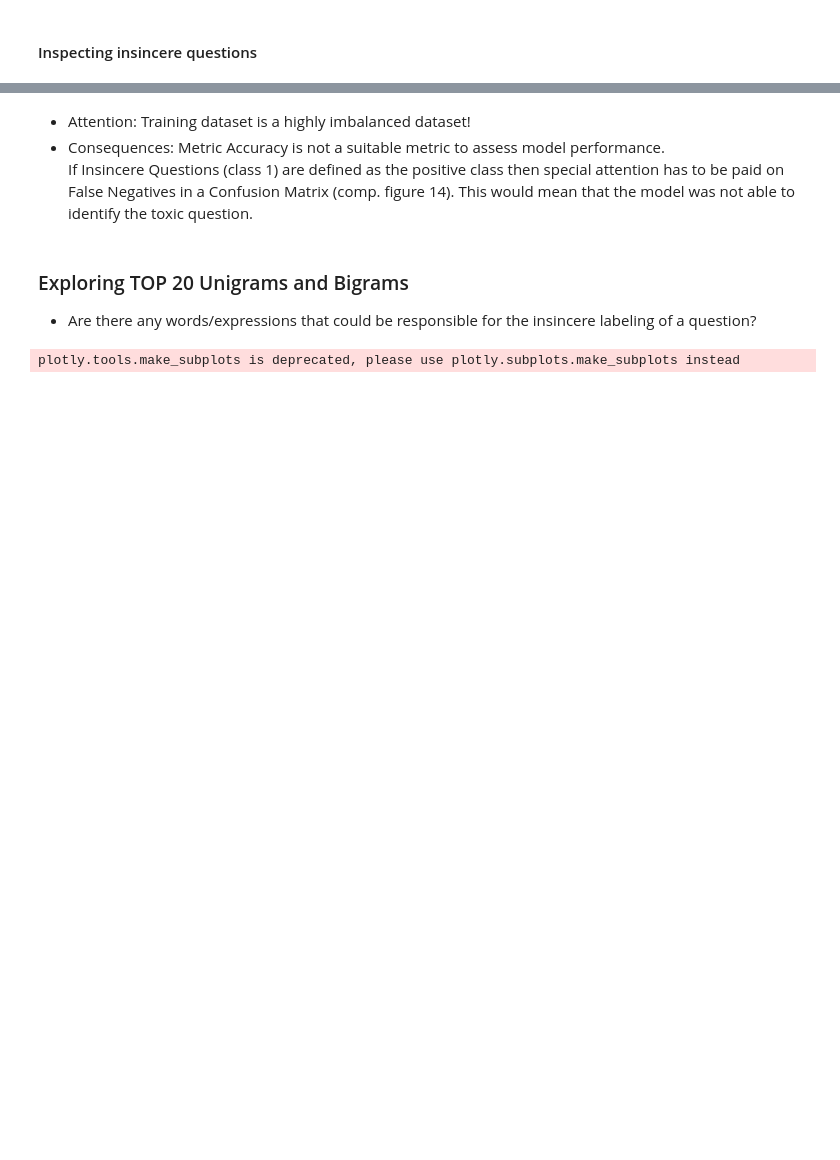
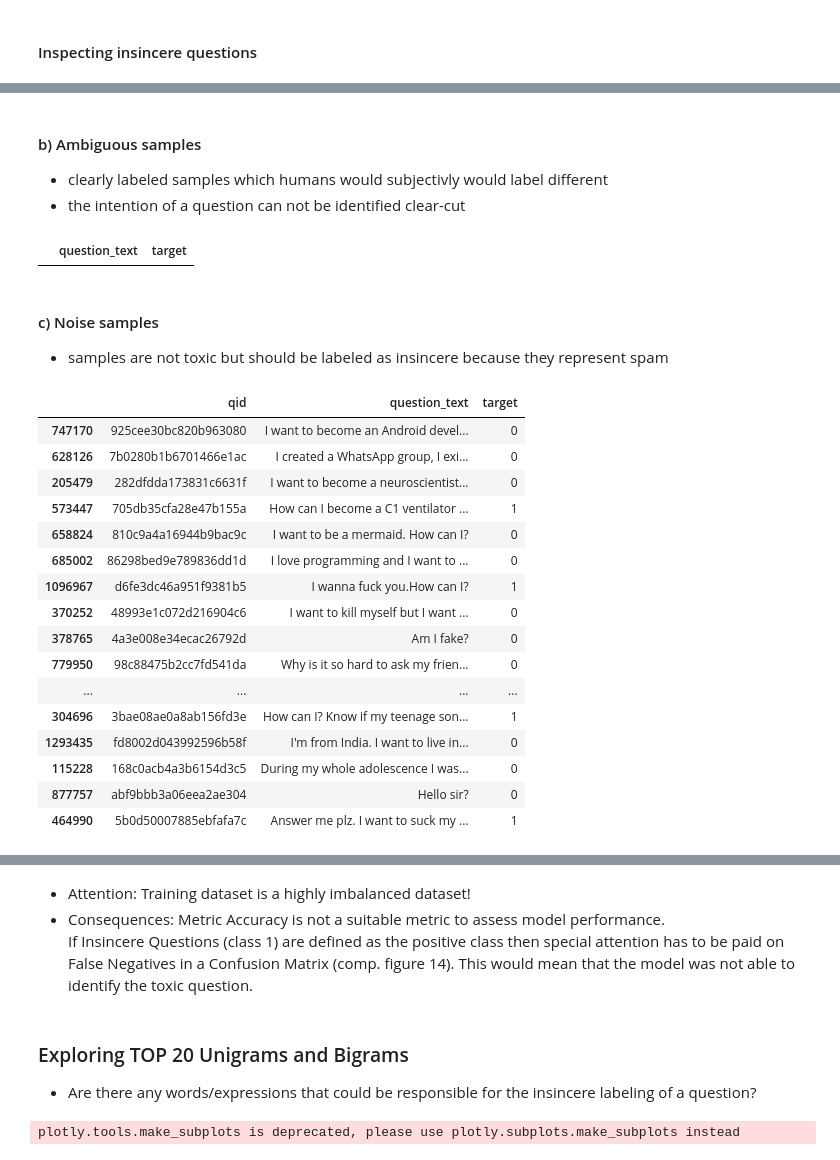
Before and after one commit to TheWoops/Natural-Language-Processing, a Jupyter notebook: Kaggle_Kernels/Praxis/DataUnderstanding.ipynb, the cells around one changed output, grey strips where cells are left out. Cells and saved outputs as stored; diff of their text form; code cells hidden in the pictures; blank space fills up the shorter version.

Commit message:
V2 Data understanding

```diff
--- a/Kaggle_Kernels/Praxis/BusinessDataUnderstanding.ipynb
+++ b/Kaggle_Kernels/Praxis/DataUnderstanding.ipynb
@@ -23,7 +23,8 @@ from plotly import tools
 
 # Data Exploration
 import spacy # State-of-the-Art NLP library
-nlp = spacy.load('en_core_web_lg') # load english statistical model which was trained on web data((blogs, news, comments) more info: https://spacy.io/models#quickstart
+nlp = spacy.load('en_core_web_sm') # load english statistical model which was trained on web data((blogs, news, comments) more info: https://spacy.io/models#quickstart
+from spacy.matcher import Matcher, PhraseMatcher # Rule based string matching
 # %% [markdown]
  ## Data exploration
 # %%
@@ -87,0 +84,2 @@ df.iloc[issues_sample_list,:]
+# %%
+questions = df.loc[:, 'question_text']
@@ -87,0 +133,75 @@ df.iloc[issues_sample_list,:]
+# %% [markdown]
+#### b) Ambiguous samples
+
+* clearly labeled samples which humans would subjectivly would label different
+* the intention of a question can not be identified clear-cut
+# %%
+from spacy.matcher import PhraseMatcher
+amb_matcher = PhraseMatcher(nlp.vocab)
+
+# Add the pattern to the matcher
+phrase1 = nlp("Why did you vote for Donald Trump or Hillary Clinton?")
+amb_matcher.add('TOXIC_PATTERN', None, phrase1)
+phrase2 = nlp("Can bisexual people live their lives with either men or women only, or do they need both?")
+amb_matcher.add('TOXIC_PATTERN', None, phrase2)
+phrase3 = nlp("Why are so many evangelical Christians such staunch supporters of Donald Trump?")
+amb_matcher.add('TOXIC_PATTERN', None, phrase3)
+
+ambiguous_samples = set()
+for index, question in enumerate(questions):
+    question = nlp.make_doc(question) # only use spacy tokenizer, improves speed
+    matches = amb_matcher(question)
+    # Iterate over the matches
+    for match_id, start, end in matches:
+        # Get the matched span
+        matched_span = question[start:end]
+        mislabeled_samples.add(index)
+
+df.iloc[list(ambiguous_samples),[1,2]]
+# %% [output]
+|  | question_text | target |
+# %% [markdown]
+#### c) Noise samples
+
+* samples are not toxic but should be labeled as insincere because they represent spam
+# %%
+from spacy.matcher import PhraseMatcher
+noise_matcher = PhraseMatcher(nlp.vocab)
+
+# Add the pattern to the matcher
+phrase1 = nlp("How can I?")
+noise_matcher.add('TOXIC_PATTERN', None, phrase1)
+phrase2 = nlp("Am I fake?")
+noise_matcher.add('TOXIC_PATTERN', None, phrase2)
+phrase3 = nlp("Hello sir?")
+noise_matcher.add('TOXIC_PATTERN', None, phrase3)
+
+noise_samples = set()
+for index, question in enumerate(questions):
+    question = nlp.make_doc(question) # only use spacy tokenizer, improves speed
+    matches = noise_matcher(question)
+    # Iterate over the matches
+    for match_id, start, end in matches:
+        # Get the matched span
+        matched_span = question[start:end]
+        noise_samples.add(index)
+
+df.iloc[list(noise_samples),:]
+# %% [output]
+|  | qid | question_text | target |
+| 747170 | 925cee30bc820b963080 | I want to become an Android devel... | 0 |
+| 628126 | 7b0280b1b6701466e1ac | I created a WhatsApp group, I exi... | 0 |
+| 205479 | 282dfdda173831c6631f | I want to become a neuroscientist... | 0 |
+| 573447 | 705db35cfa28e47b155a | How can I become a C1 ventilator ... | 1 |
+| 658824 | 810c9a4a16944b9bac9c | I want to be a mermaid. How can I? | 0 |
+| 685002 | 86298bed9e789836dd1d | I love programming and I want to ... | 0 |
+| 1096967 | d6fe3dc46a951f9381b5 | I wanna fuck you.How can I? | 1 |
+| 370252 | 48993e1c072d216904c6 | I want to kill myself but I want ... | 0 |
+| 378765 | 4a3e008e34ecac26792d | Am I fake? | 0 |
+| 779950 | 98c88475b2cc7fd541da | Why is it so hard to ask my frien... | 0 |
+| ... | ... | ... | ... |
+| 304696 | 3bae08ae0a8ab156fd3e | How can I? Know if my teenage son... | 1 |
+| 1293435 | fd8002d043992596b58f | I'm from India. I want to live in... | 0 |
+| 115228 | 168c0acb4a3b6154d3c5 | During my whole adolescence I was... | 0 |
+| 877757 | abf9bbb3a06eea2ae304 | Hello sir? | 0 |
+| 464990 | 5b0d50007885ebfafa7c | Answer me plz. I want to suck my ... | 1 |
```
Also changed, not shown: parts of 16 cells of this notebook.
